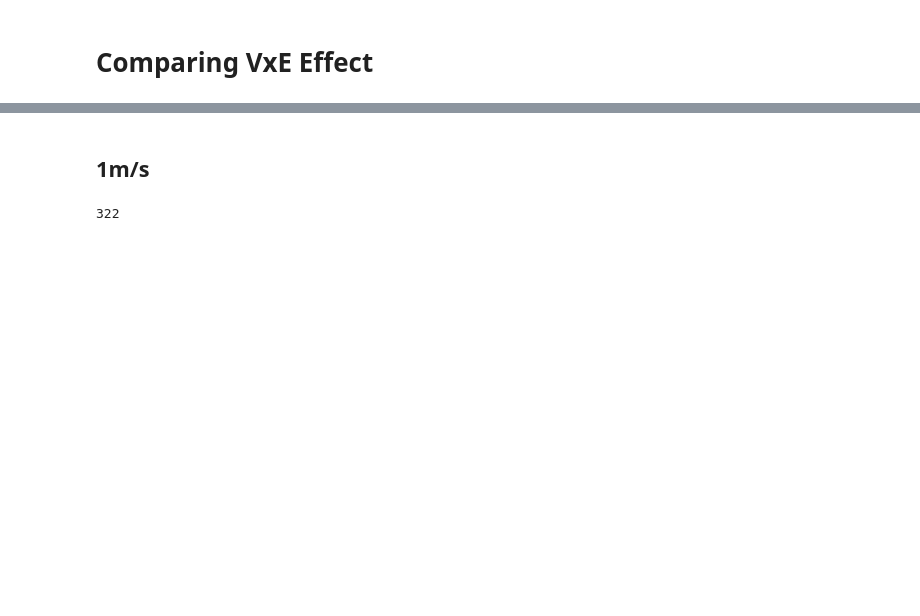
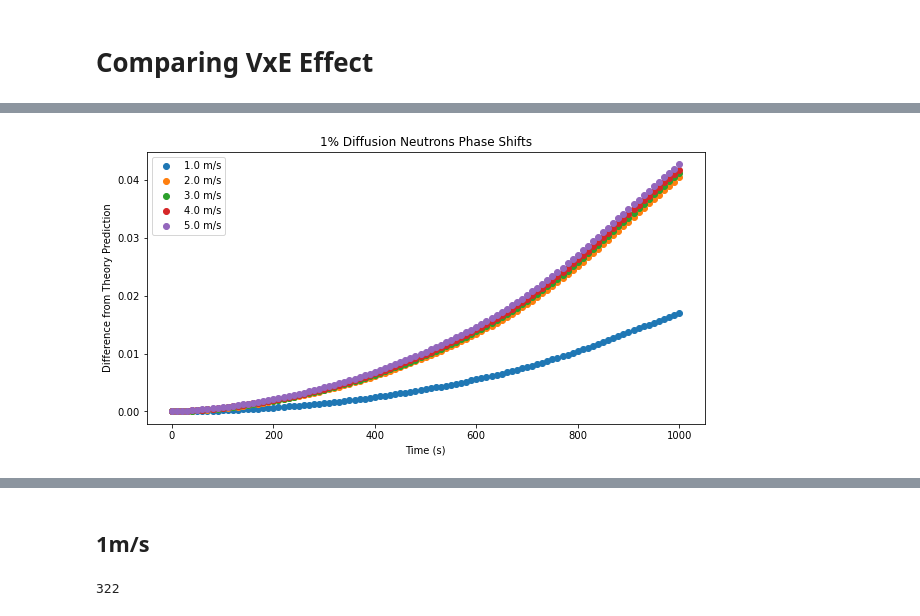
Before and after one commit to rtat-caltech/Spin-tracking, a Jupyter notebook: scripts/ComparingVCrossENeutrons.ipynb, the cells around one changed output, grey strips where cells are left out. Saved outputs shown, nothing was run; the diff lists cells and outputs as text; code cells hidden in the pictures; blank space fills up the shorter version.

```diff
--- a/scripts/ComparingVCrossENeutrons.ipynb
+++ b/scripts/ComparingVCrossENeutrons.ipynb
@@ -191,0 +219,4 @@ results0ms = analyzeDataset(dataset0ms, plot=True)
+# %%
+parameters['gravity'] = 'false'
+parameters['diffuse'] = '0.01'
+resultsNoGravityDiffuse = runTests(parameters, velocities)
@@ -191,0 +241,4 @@ results0ms = analyzeDataset(dataset0ms, plot=True)
+# %%
+parameters['gravity'] = 'true'
+parameters['diffuse'] = '0.10'
+resultsGravityDiffuse = runTests(parameters, velocities)
@@ -191,0 +352,9 @@ results0ms = analyzeDataset(dataset0ms, plot=True)
+# %%
+diffs = np.logspace(-6, -1, num=6)
+velocities = [5]
+diffusionTestRes = []
+for diff in diffs:
+    parameters['diffuse'] = str(diff)
+    parameters['gravity'] = 'true'
+    res = runTests(parameters, velocities)
+    diffusionTestRes.append(res)
@@ -191,0 +396,30 @@ results0ms = analyzeDataset(dataset0ms, plot=True)
+# %%
+for i in range(len(diffs)):
+    diff = diffs[i]
+    res = diffusionTestRes[i]
+
+    plt.figure(figsize=(10, 5))
+    plt.errorbar(res['times'], res['shifts'][i,:],yerr=resultsNoGravitySpecular['errors'][i,:], label='No Gravity, Specular')
+# %%
+w = results[0][0]['gamma']*np.sqrt(np.sum(np.square(results[0][0]['B0']))) #calculate the frequency
+times = results[0][1][0,:]['t']
+calcZ = np.cos(w*times)
+calcY = np.sin(w*times)
+calcPhase = np.arctan2(calcZ, calcY)
+shifts = []
+for res in finalResults:
+    shift = res[1]-calcPhase
+    shift[shift > np.pi]-= 2.0*np.pi
+    shift[shift < -np.pi] += 2.0*np.pi
+    shifts.append(shift)
+
+plt.figure(figsize=(10, 5))
+for i in range(len(shifts)):
+    plt.scatter(times, shifts[i], label=str(results[i][0]['V'])+' m/s')
+plt.legend()
+plt.xlabel('Time (s)')
+plt.ylabel('Difference from Theory Prediction')
+plt.title("1% Diffusion Neutrons Phase Shifts")
+plt.show()
+# %% [output]
+[figure, added]
```
Also changed, not shown: parts of 16 cells of this notebook, 24 other files.
